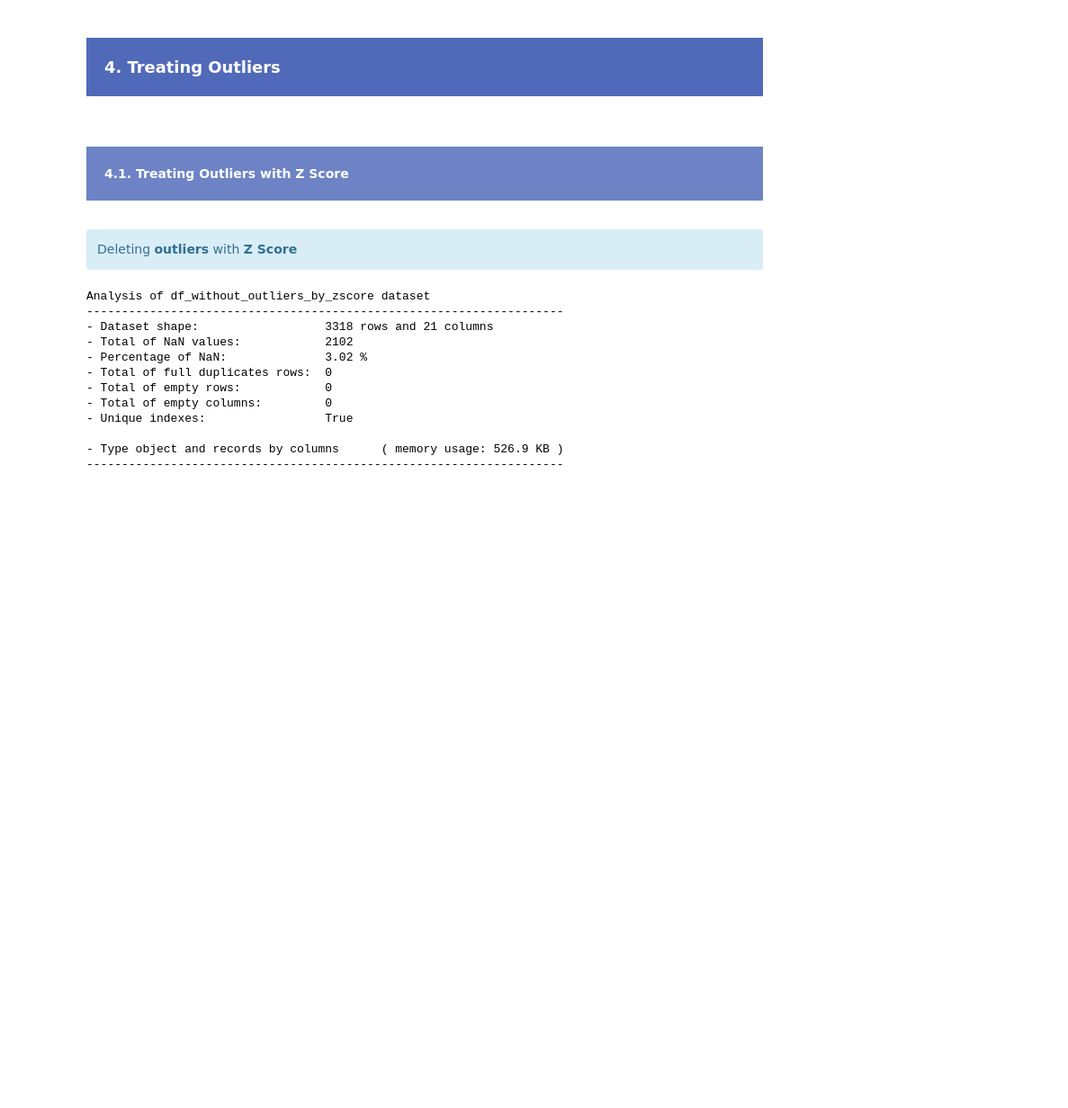
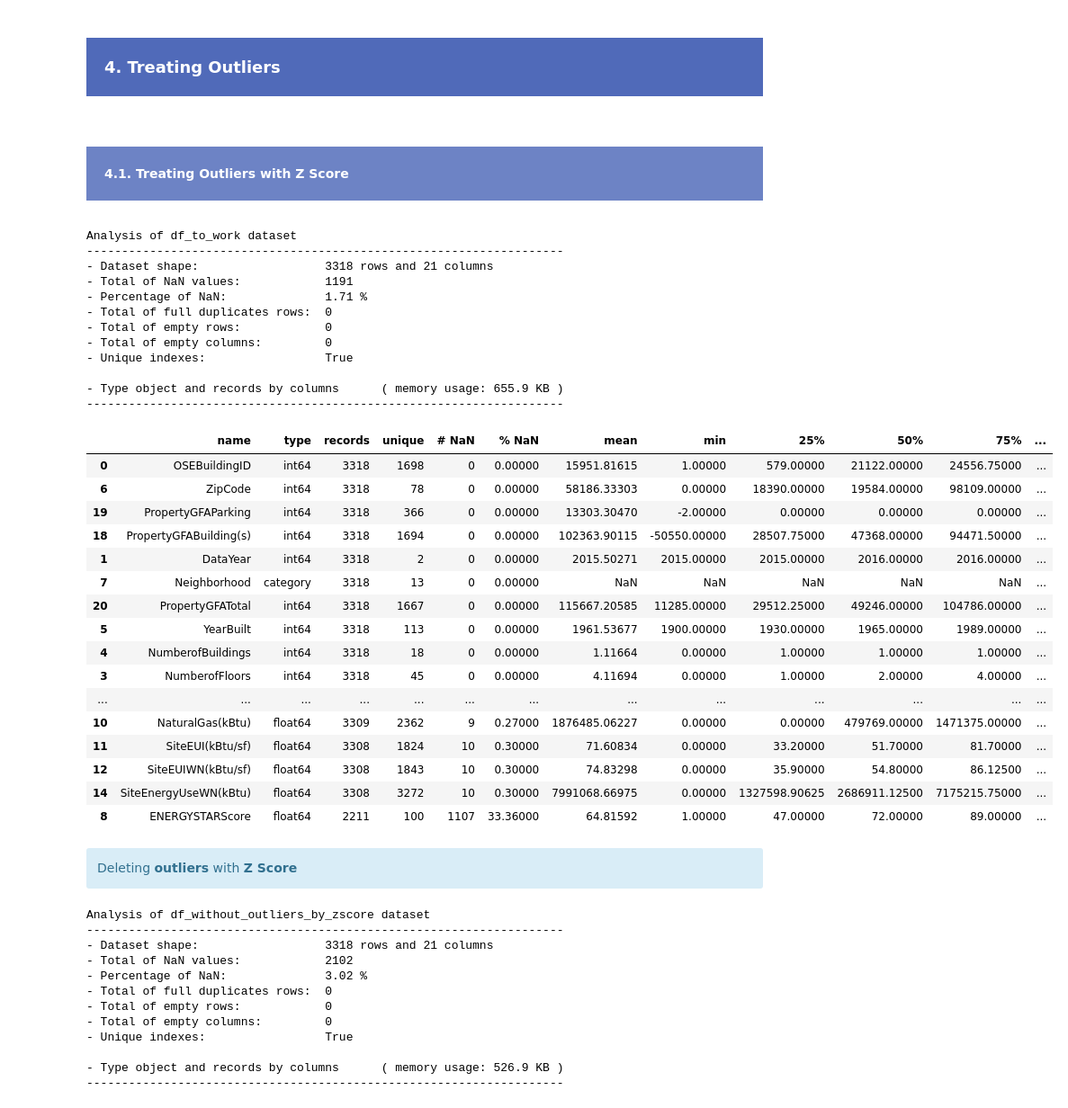
Before and after one commit to samirhinojosa/OC-P4-consumption-needs-of-buildings, a Jupyter notebook: cleaning_notebook.ipynb, the cells around one changed output. Shown: that part at 90% size. Cells and saved outputs as stored; diff of their text form; code cells hidden in the pictures; blank space fills up the shorter version.

```diff
--- a/cleaning_notebook.ipynb
+++ b/cleaning_notebook.ipynb
@@ -102,7 +102,8 @@ def df_analysis(df, name_df, *args, **kwargs):
 
         pd.set_option("display.max_rows", None) # show full of showing rows
         pd.set_option("display.max_columns", None) # show full of showing cols
-        pd.set_option("max_colwidth", None) # show full width of showing cols
+        pd.set_option("display.max_colwidth", None) # show full width of showing cols
+        pd.set_option("display.float_format", lambda x: "%.5f" % x) # show full content in cell
 
         if type_analysis is None or type_analysis != "complete":
             print("\n- Type object and records by columns      (",memory_usage,")")
@@ -121,6 +122,7 @@ def df_analysis(df, name_df, *args, **kwargs):
         pd.reset_option("display.max_rows") # reset max of showing rows
         pd.reset_option("display.max_columns") # reset max of showing cols
         pd.reset_option("display.max_colwidth") # reset width of showing cols
+        pd.reset_option("display.float_format") # reset show full content in cell
 
         # deleting dataframe to free memory
         if type_analysis == "complete":
@@ -670,6 +680,38 @@ df_to_work.head(10)
 <div style="background-color: #6D83C5;" >
     <h4 style="margin: auto; padding: 20px; color:#fff; ">4.1. Treating Outliers with Z Score</h4>
 </div>
+# %%
+df_analysis(df_to_work, "df_to_work", type_analysis="complete")
+# %% [output]
+Analysis of df_to_work dataset
+--------------------------------------------------------------------
+- Dataset shape:                  3318 rows and 21 columns
+- Total of NaN values:            1191
+- Percentage of NaN:              1.71 %
+- Total of full duplicates rows:  0
+- Total of empty rows:            0
+- Total of empty columns:         0
+- Unique indexes:                 True
+
+- Type object and records by columns      ( memory usage: 655.9 KB )
+--------------------------------------------------------------------
+|  | name | type | records | unique | # NaN | % NaN | mean | min | 25% | 50% | 75% | ... |
+| 0 | OSEBuildingID | int64 | 3318 | 1698 | 0 | 0.00000 | 15951.81615 | 1.00000 | 579.00000 | 21122.00000 | 24556.75000 | ... |
+| 6 | ZipCode | int64 | 3318 | 78 | 0 | 0.00000 | 58186.33303 | 0.00000 | 18390.00000 | 19584.00000 | 98109.00000 | ... |
+| 19 | PropertyGFAParking | int64 | 3318 | 366 | 0 | 0.00000 | 13303.30470 | -2.00000 | 0.00000 | 0.00000 | 0.00000 | ... |
+| 18 | PropertyGFABuilding(s) | int64 | 3318 | 1694 | 0 | 0.00000 | 102363.90115 | -50550.00000 | 28507.75000 | 47368.00000 | 94471.50000 | ... |
+| 1 | DataYear | int64 | 3318 | 2 | 0 | 0.00000 | 2015.50271 | 2015.00000 | 2015.00000 | 2016.00000 | 2016.00000 | ... |
+| 7 | Neighborhood | category | 3318 | 13 | 0 | 0.00000 | NaN | NaN | NaN | NaN | NaN | ... |
+| 20 | PropertyGFATotal | int64 | 3318 | 1667 | 0 | 0.00000 | 115667.20585 | 11285.00000 | 29512.25000 | 49246.00000 | 104786.00000 | ... |
+| 5 | YearBuilt | int64 | 3318 | 113 | 0 | 0.00000 | 1961.53677 | 1900.00000 | 1930.00000 | 1965.00000 | 1989.00000 | ... |
+| 4 | NumberofBuildings | int64 | 3318 | 18 | 0 | 0.00000 | 1.11664 | 0.00000 | 1.00000 | 1.00000 | 1.00000 | ... |
+| 3 | NumberofFloors | int64 | 3318 | 45 | 0 | 0.00000 | 4.11694 | 0.00000 | 1.00000 | 2.00000 | 4.00000 | ... |
+| ... | ... | ... | ... | ... | ... | ... | ... | ... | ... | ... | ... | ... |
+| 10 | NaturalGas(kBtu) | float64 | 3309 | 2362 | 9 | 0.27000 | 1876485.06227 | 0.00000 | 0.00000 | 479769.00000 | 1471375.00000 | ... |
+| 11 | SiteEUI(kBtu/sf) | float64 | 3308 | 1824 | 10 | 0.30000 | 71.60834 | 0.00000 | 33.20000 | 51.70000 | 81.70000 | ... |
+| 12 | SiteEUIWN(kBtu/sf) | float64 | 3308 | 1843 | 10 | 0.30000 | 74.83298 | 0.00000 | 35.90000 | 54.80000 | 86.12500 | ... |
+| 14 | SiteEnergyUseWN(kBtu) | float64 | 3308 | 3272 | 10 | 0.30000 | 7991068.66975 | 0.00000 | 1327598.90625 | 2686911.12500 | 7175215.75000 | ... |
+| 8 | ENERGYSTARScore | float64 | 2211 | 100 | 1107 | 33.36000 | 64.81592 | 1.00000 | 47.00000 | 72.00000 | 89.00000 | ... |
 # %% [markdown]
 <div class="alert alert-block alert-info">
     Deleting <b>outliers</b> with <b>Z Score</b>
```
Also changed, not shown: parts of 19 cells of this notebook.
